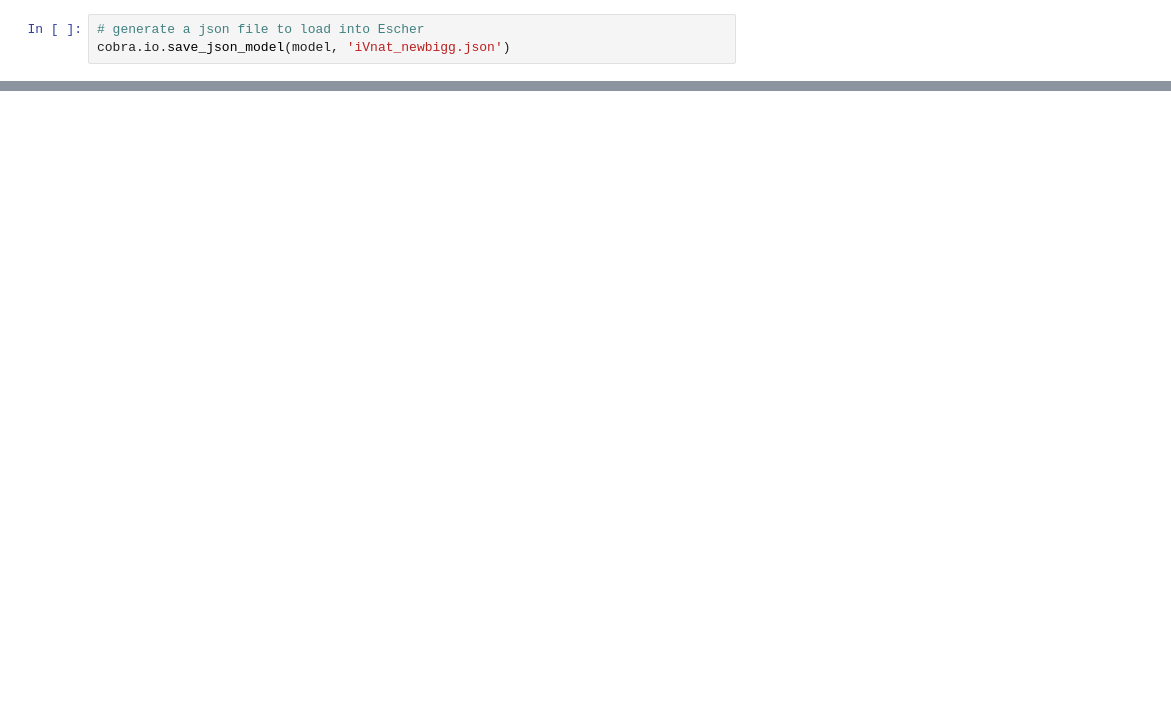
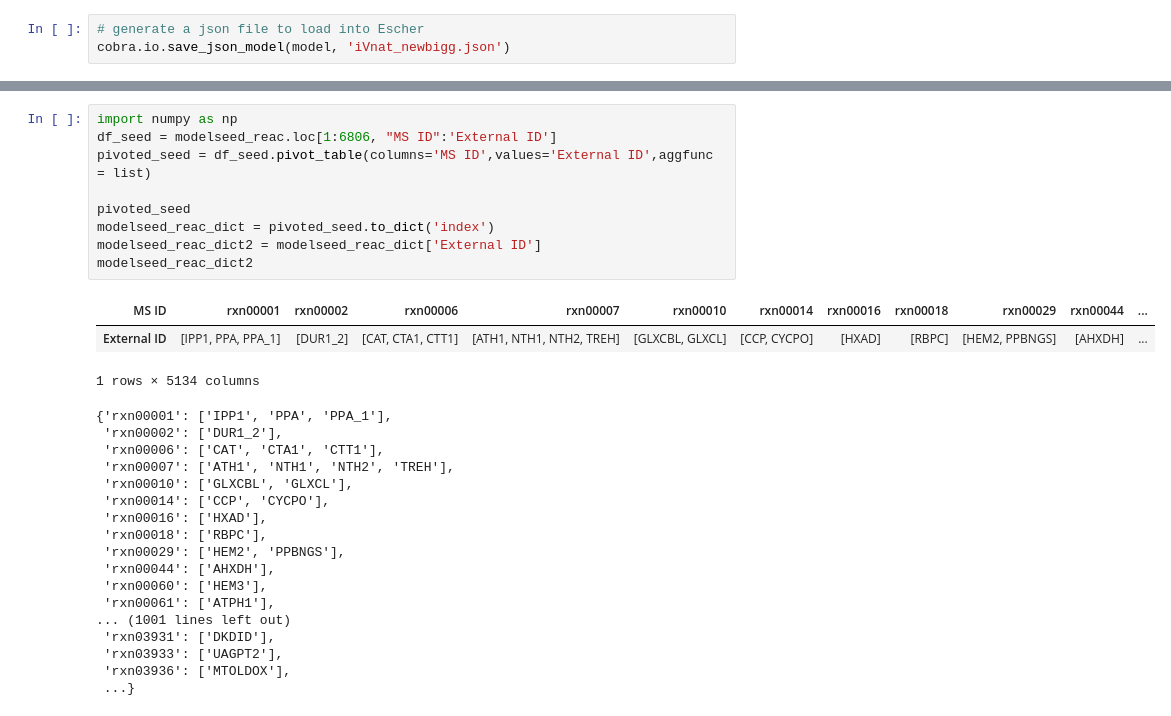
Before and after one commit to biosustain/iVnat, a Jupyter notebook: Metabolic_map_Escher.ipynb, the cells around one changed output, grey strips where cells are left out. Drawn from its saved outputs; the diff is of its cells as text; blank space fills up the shorter version.

```diff
--- a/Metabolic_map_Escher.ipynb
+++ b/Metabolic_map_Escher.ipynb
@@ -119,0 +222,30 @@ ecoli id and vibrio id: LDH_D LDH_D2
+# %%
+import numpy as np
+df_seed = modelseed_reac.loc[1:6806, "MS ID":'External ID']
+pivoted_seed = df_seed.pivot_table(columns='MS ID',values='External ID',aggfunc = list)
+
+pivoted_seed
+modelseed_reac_dict = pivoted_seed.to_dict('index')
+modelseed_reac_dict2 = modelseed_reac_dict['External ID']
+modelseed_reac_dict2
+# %% [output]
+| MS ID | rxn00001 | rxn00002 | rxn00006 | rxn00007 | rxn00010 | rxn00014 | rxn00016 | rxn00018 | rxn00029 | rxn00044 | ... |
+| External ID | [IPP1, PPA, PPA_1] | [DUR1_2] | [CAT, CTA1, CTT1] | [ATH1, NTH1, NTH2, TREH] | [GLXCBL, GLXCL] | [CCP, CYCPO] | [HXAD] | [RBPC] | [HEM2, PPBNGS] | [AHXDH] | ... |
+1 rows × 5134 columns
+{'rxn00001': ['IPP1', 'PPA', 'PPA_1'],
+ 'rxn00002': ['DUR1_2'],
+ 'rxn00006': ['CAT', 'CTA1', 'CTT1'],
+ 'rxn00007': ['ATH1', 'NTH1', 'NTH2', 'TREH'],
+ 'rxn00010': ['GLXCBL', 'GLXCL'],
+ 'rxn00014': ['CCP', 'CYCPO'],
+ 'rxn00016': ['HXAD'],
+ 'rxn00018': ['RBPC'],
+ 'rxn00029': ['HEM2', 'PPBNGS'],
+ 'rxn00044': ['AHXDH'],
+ 'rxn00060': ['HEM3'],
+ 'rxn00061': ['ATPH1'],
+... (1001 lines left out)
+ 'rxn03931': ['DKDID'],
+ 'rxn03933': ['UAGPT2'],
+ 'rxn03936': ['MTOLDOX'],
+ ...}
```
Also changed, not shown: parts of 29 cells of this notebook, 2 other files.
